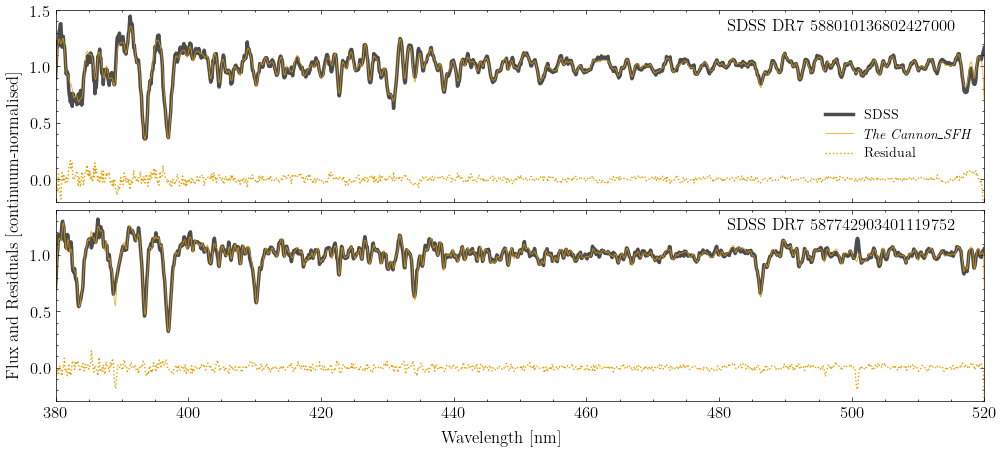
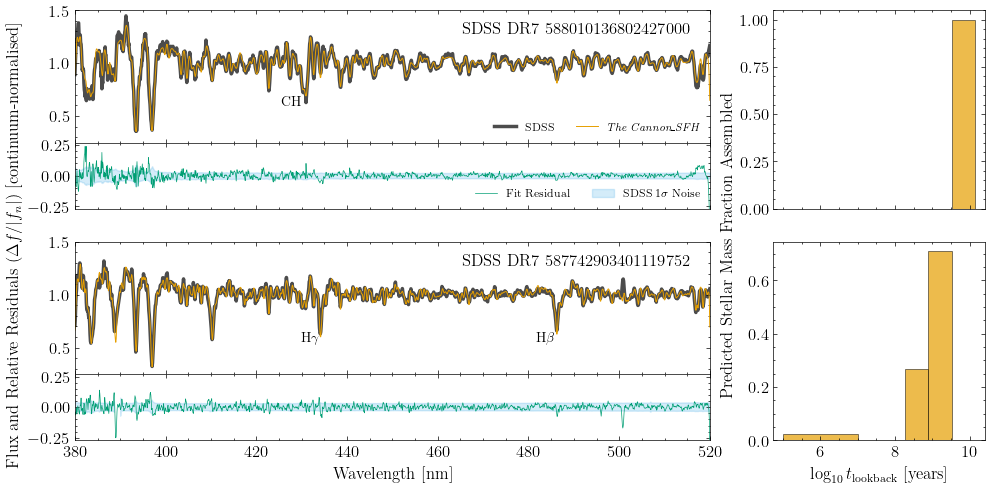
The notebook cell's code change between the first figure and the second:
--- before
+++ after
@@ -1,21 +1,73 @@
-fig, ax = plt.subplots(2, 1, figsize=(10, 4.5), sharex=True, constrained_layout=True)
+fig = plt.figure(figsize=(10, 5), constrained_layout=False)
+gs = fig.add_gridspec(
+    nrows=5, ncols=2,
+    width_ratios=[3, 1],
+    height_ratios=[2, 1, 0.5, 2, 1],
+    wspace=0.15, hspace=0,
+ )
 
-ax[0].plot(new_wavs/10, normalize(flux_old), 'k', linewidth=2.5, alpha=0.7, label='SDSS')
-ax[0].plot(new_wavs/10, s_old, 'C0', linewidth=0.5, label='\\textit{The Cannon_SFH}')
-ax[0].plot(new_wavs/10, s_old - normalize(flux_old), 'C0:', lw=1, label='Residual')
+# Left column: two flux/residual pairs, each with a strict 2:1 height ratio.
+ax_flux_old = fig.add_subplot(gs[0, 0])
+ax_res_old = fig.add_subplot(gs[1, 0], sharex=ax_flux_old)
+ax_flux_young = fig.add_subplot(gs[3, 0], sharex=ax_flux_old)
+ax_res_young = fig.add_subplot(gs[4, 0], sharex=ax_flux_old)
 
-ax[1].plot(new_wavs/10, normalize(flux_young), 'k', linewidth=2.5, alpha=0.7, label='Original')
-ax[1].plot(new_wavs/10, s_young, 'C0', linewidth=0.5, label='Predicted')
-ax[1].plot(new_wavs/10, s_young - normalize(flux_young), 'C0:', lw=1, label='Residual')
+# Right column: each panel spans the full height of its matching pair.
+ax_sfh_old = fig.add_subplot(gs[0:2, 1])
+ax_sfh_young = fig.add_subplot(gs[3:5, 1], sharex=ax_sfh_old)
 
-ax[0].set_ylim(-0.2, 1.5)
-ax[1].set_ylim(-0.3, 1.4)
-ax[0].set_xlim(380,520)
-ax[0].text(0.97, 0.88, 'SDSS DR7 588010136802427000', transform=ax[0].transAxes, fontsize=12, fontweight='bold', ha='right', va='bottom')
-ax[1].text(0.97, 0.88, 'SDSS DR7 587742903401119752', transform=ax[1].transAxes, fontsize=12, fontweight='bold', ha='right', va='bottom')
-ax[0].legend(fontsize=10, loc='center right', bbox_to_anchor=(1.0, 0.35), frameon=True, edgecolor='white', facecolor='white', framealpha=0.8)
+old_flux_norm = normalize(flux_old)
+young_flux_norm = normalize(flux_young)
+res_old = (s_old - old_flux_norm) / old_flux_norm
+res_young = (s_young - young_flux_norm) / young_flux_norm
 
-fig.supylabel('Flux and Residuals [continuum-normalised]', fontsize=12)
-fig.supxlabel('Wavelength [nm]', fontsize=12)
+# Old spectrum pair
+ax_flux_old.plot(w_old/10, old_flux_norm, 'k', linewidth=2.5, alpha=0.7, label='SDSS')
+ax_flux_old.plot(w_old/10, s_old, 'C0', linewidth=0.7, label='\\textit{The Cannon_SFH}')
+ax_flux_old.text(0.97, 0.8, 'SDSS DR7 588010136802427000', transform=ax_flux_old.transAxes, fontsize=12, fontweight='bold', ha='right', va='bottom')
+ax_flux_old.legend(fontsize=8, ncol=2, loc='lower right', frameon=True, edgecolor='white', facecolor='white', framealpha=0.8)
+
+ax_res_old.plot(w_old/10, res_old, 'C2', lw=0.5, label=' Fit Residual')
+ax_res_old.fill_between(w_old/10, std_old, -std_old, alpha=0.25, color='C1', label='SDSS 1$\\sigma$ Noise')
+ax_res_old.legend(fontsize=8, ncol=2, loc='lower right', frameon=True, edgecolor='white', facecolor='white', framealpha=0.8)
+
+ax_sfh_old.bar(centers6, l_old[0], width=widths6, color='C0', edgecolor='k', linewidth=0.5, alpha=0.7, label='\\textit{The Cannon_SFH}')
+
+# Young spectrum pair
+ax_flux_young.plot(w_young/10, young_flux_norm, 'k', linewidth=2.5, alpha=0.7, label='SDSS')
+ax_flux_young.plot(w_young/10, s_young, 'C0', linewidth=0.7, label='\\textit{The Cannon_SFH}')
+ax_flux_young.text(0.97, 0.8, 'SDSS DR7 587742903401119752', transform=ax_flux_young.transAxes, fontsize=12, fontweight='bold', ha='right', va='bottom')
+
+ax_res_young.plot(w_young/10, res_young, 'C2', lw=0.5, label=' Fit Residual')
+ax_res_young.fill_between(w_young/10, std_young, -std_young, color='C1', alpha=0.25, label='SDSS 1$\\sigma$ Noise')
+ax_sfh_young.bar(centers6, l_young[0], width=widths6, color='C0', edgecolor='k', linewidth=0.5, alpha=0.7, label='\\textit{The Cannon_SFH}')
+
+# Limits and labels
+ax_flux_old.set_ylim(0.25, 1.5)
+ax_flux_young.set_ylim(0.25, 1.5)
+ax_flux_old.set_xlim(380, 520)
+
+ax_res_old.set_ylim(-0.27, 0.27)
+ax_res_young.set_ylim(-0.27, 0.27)
+
+ax_res_young.set_xlabel('Wavelength [nm]', fontsize=12)
+ax_sfh_young.set_xlabel(f'$\\log_{{10}}t_\\mathrm{{lookback}}$ [years]', fontsize=12)
+
+# Hide top/between-pair x tick labels
+plt.setp(ax_flux_old.get_xticklabels(), visible=False)
+plt.setp(ax_res_old.get_xticklabels(), visible=False)
+plt.setp(ax_flux_young.get_xticklabels(), visible=False)
+# Hide upper-right x tick labels so it shares x-axis cleanly with lower-right panel
+plt.setp(ax_sfh_old.get_xticklabels(), visible=False)
+
+fig.text(-0.02, 0.5, 'Flux and Relative Residuals $(\\Delta{{f}}/|f_n|)$ [continuum-normalised]', va='center', rotation='vertical', fontsize=12)
+fig.text(0.695, 0.5, 'Predicted Stellar Mass Fraction Assembled', va='center', rotation='vertical', fontsize=12)
+
+ax_flux_old.text(0.34, 0.31, 'CH', transform=ax_flux_old.transAxes, fontsize=10, fontweight='bold', ha='center', va='center')
+ax_flux_young.text(0.37, 0.27, 'H$\\gamma$', transform=ax_flux_young.transAxes, fontsize=10, fontweight='bold', ha='center', va='center')
+ax_flux_young.text(0.74, 0.27, 'H$\\beta$', transform=ax_flux_young.transAxes, fontsize=10, fontweight='bold', ha='center', va='center')
+
+fig.subplots_adjust(left=0.05, right=0.96, bottom=0.11, top=0.97)
+
 #plt.savefig('/home/vmehta/honours-project/thesis/figures/sdss-test.pdf', format='pdf')
 plt.show()

Commit: am i done yet